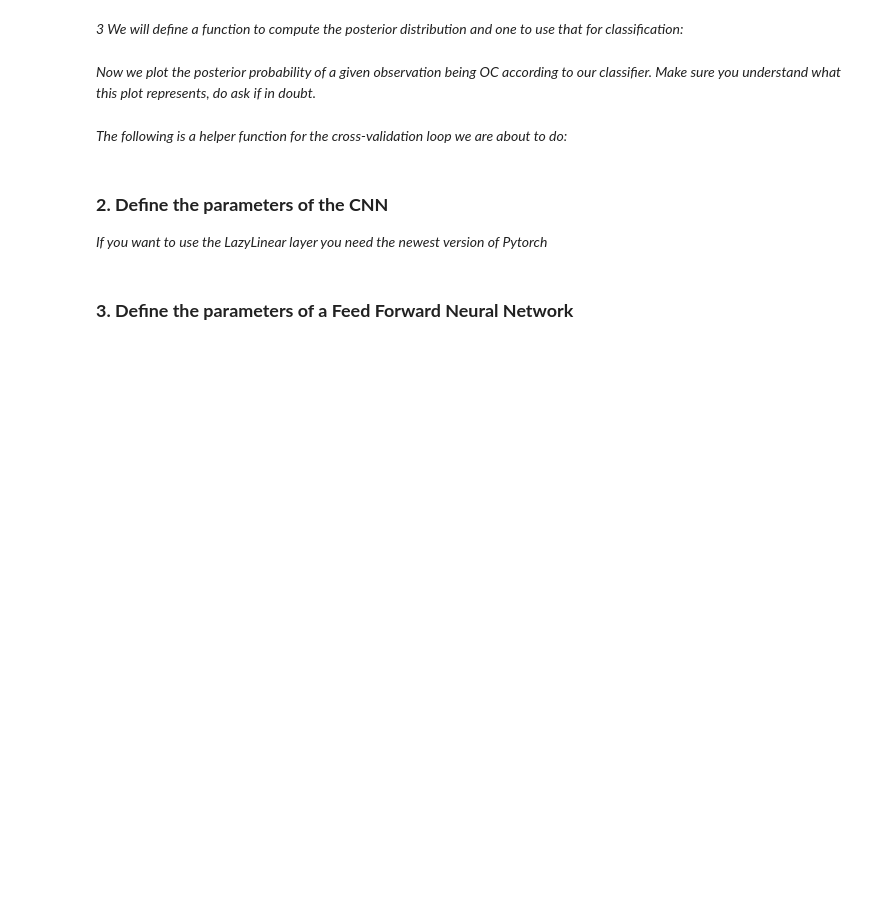
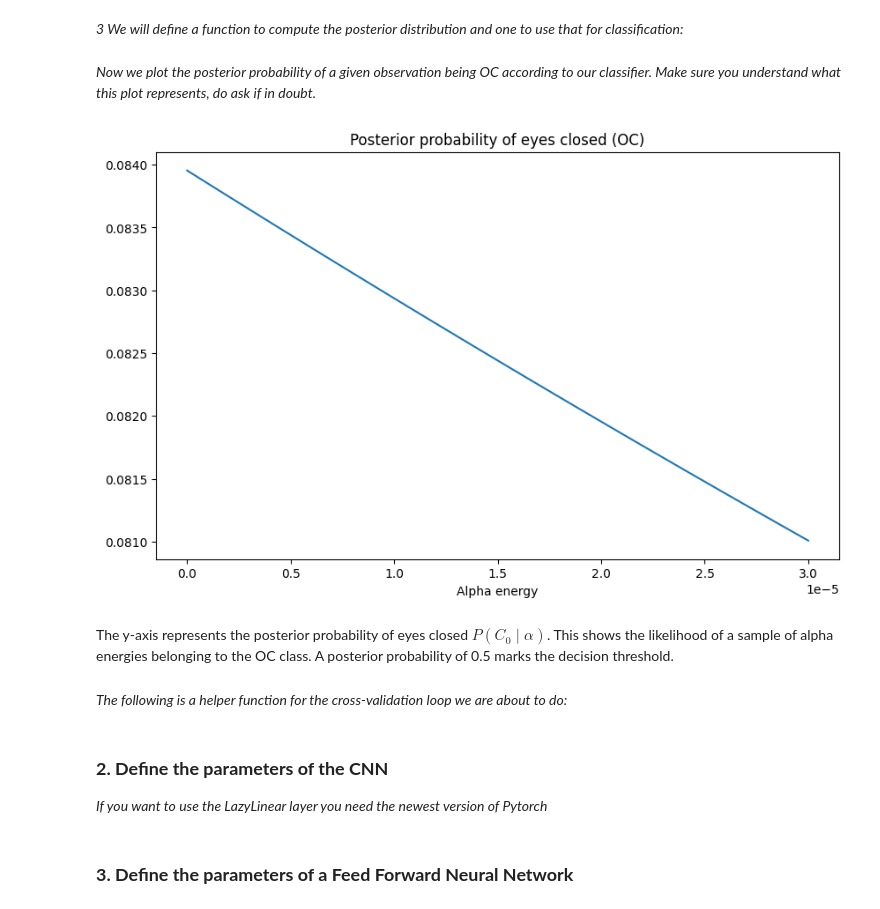
Before and after one commit to Warlour/02462-Project-2, a Jupyter notebook: Assignment 2.ipynb, the cells around one changed output. Cells and saved outputs as stored; diff of their text form; code cells hidden in the pictures; blank space fills up the shorter version.

```diff
--- a/Assignment 2.ipynb
+++ b/Assignment 2.ipynb
@@ -748,25 +753,30 @@ def naive_bayes_prior_1(alpha_energy):
 *3 We will define a function to compute the posterior distribution and one to use that for classification:*
 # %%
 def compute_posterior(alpha_energy, m0, v0, m1, v1):
-    likelihood_0 = ?
-    likelihood_1 = ?
+    likelihood_0 = normal_pdf(alpha_energy, m0, v0)
+    likelihood_1 = normal_pdf(alpha_energy, m1, v1)
 
-    prior_0 = naive_bayes_prior_0(alpha_energy)
-    prior_1 = naive_bayes_prior_1(alpha_energy)
+    prior_0 = 0.5
+    prior_1 = 0.5
 
-    return ?
+    return [post_0 := likelihood_0 * prior_0 / (likelihood_0 * prior_0 + likelihood_1 * prior_1),
+            post_1 := 1 - post_0]
 
 def classify_naive_bayes(alpha_energy, m0, v0, m1, v1):
-    return ? >= 0.5
+    return compute_posterior(alpha_energy, m0, v0, m1, v1)[0] >= 0.5
 # %% [markdown]
 *Now we plot the posterior probability of a given observation being OC according to our classifier. Make sure you understand what this plot represents, do ask if in doubt.*
 # %%
 xs = np.linspace(1e-10, 3e-5, 100)
 plt.figure(figsize=(10, 6))
-plt.plot(xs, compute_posterior(xs, m0, v0, m1, v1))
+plt.plot(xs, y0:=compute_posterior(xs, m0, v0, m1, v1)[0])
 plt.xlabel('Alpha energy')
 plt.title('Posterior probability of eyes closed (OC)')
 plt.show()
+# %% [output]
+[figure, added]
+# %% [markdown]
+The y-axis represents the posterior probability of eyes closed $P\left( C_0 \mid \alpha \right)$. This shows the likelihood of a sample of alpha energies belonging to the OC class. A posterior probability of 0.5 marks the decision threshold.
 # %% [markdown]
 *The following is a helper function for the cross-validation loop we are about to do:*
 # %%
```
Also changed, not shown: parts of 3 cells of this notebook.
